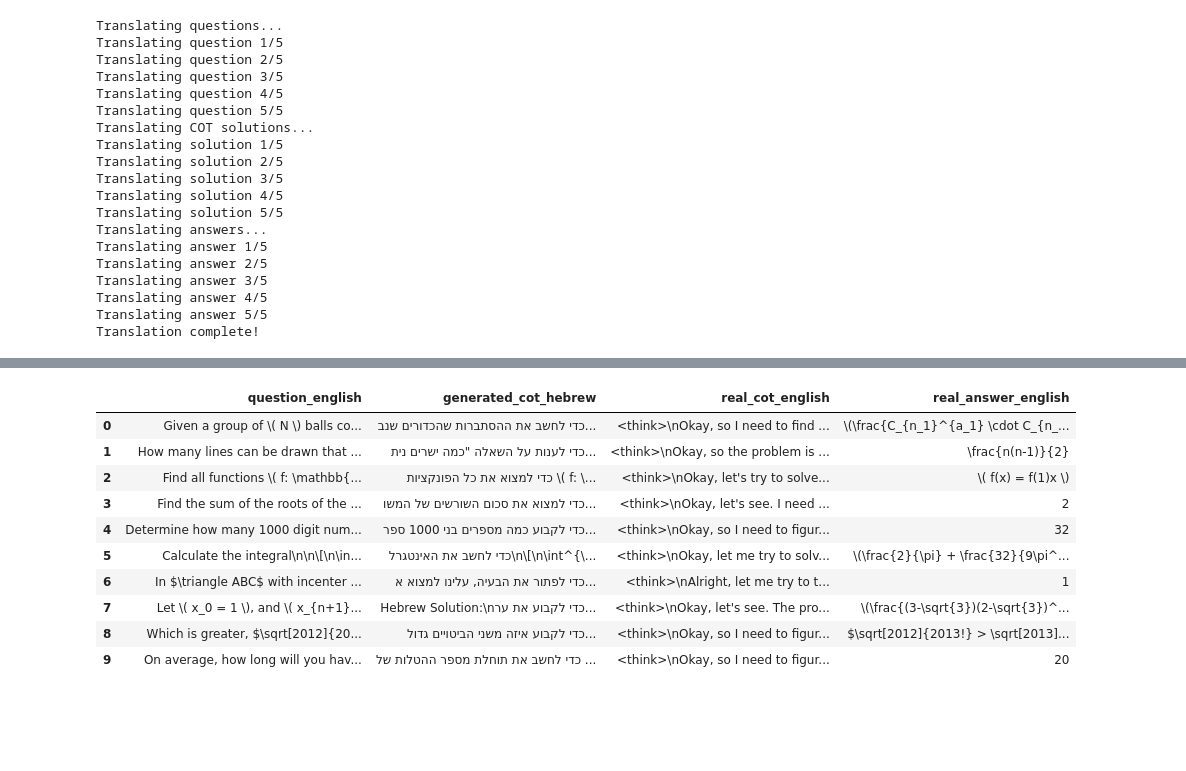
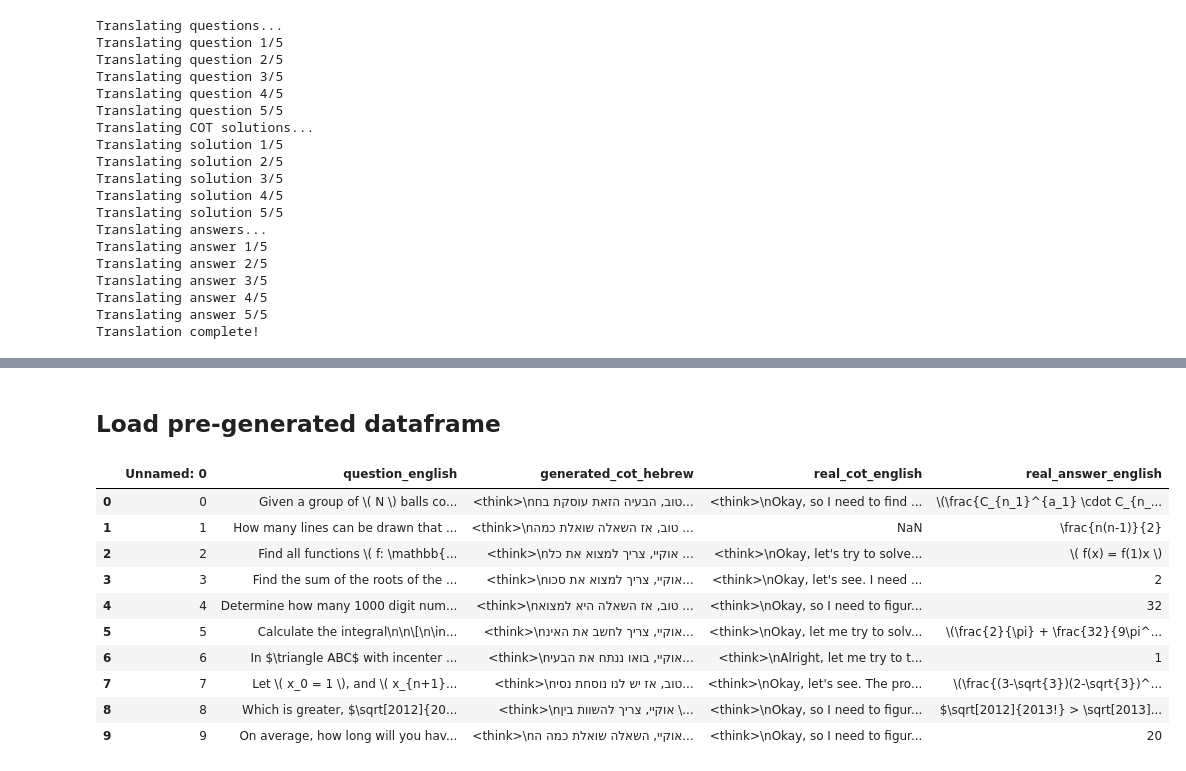
Before and after one commit to sarelWeinberger/qwen-hebrew-finetuning, a Jupyter notebook: synth/synth_fewshots.ipynb, the cells around one changed output, grey strips where cells are left out. Saved outputs shown, nothing was run; the diff lists cells and outputs as text; code cells hidden in the pictures; blank space fills up the shorter version.

```diff
--- a/synth/synth_fewshots.ipynb
+++ b/synth/synth_fewshots.ipynb
@@ -232,13 +270,13 @@ Hebrew Solution:"""
 # %%
-def generate_hebrew_cot_for_dataset(english_questions, translated_cot_solutions, english_answers,
+def generate_hebrew_cot_for_dataset(translated_questions, translated_cot_solutions, translated_answers,
                                   num_questions=10, model=model):
     """
     Generate Hebrew CoT for questions from the original dataset
 
     Args:
-        english_questions: List of English questions (few-shot examples)
+        translated_questions: List of Hebrew translated questions (few-shot examples)
         translated_cot_solutions: List of Hebrew translated CoT solutions (few-shot examples)
-        english_answers: List of English answers (few-shot examples)
+        translated_answers: List of Hebrew translated answers (few-shot examples)
         num_questions: Number of questions to process from dataset
         model: Gemini model instance
 
@@ -268,11 +306,11 @@ def generate_hebrew_cot_for_dataset(english_questions, translated_cot_solutions,
             print(f"Question preview: {english_question[:100]}...")
 
             # Create few-shot prompt
-            prompt = create_few_shot_prompt_for_hebrew_cot(
-                english_questions,
+            prompt = create_few_shot_prompt(
+                translated_questions,
                 translated_cot_solutions,
-                english_answers,
-                english_question
+                translated_answers,
+                english_question, real_english_answer
             )
 
             # Generate Hebrew CoT
@@ -310,7 +348,7 @@ def generate_hebrew_cot_for_dataset(english_questions, translated_cot_solutions,
     df = pd.DataFrame(results)
     return df
 # %%
-hebrew_cot_df = generate_hebrew_cot_for_dataset(
+df = generate_hebrew_cot_for_dataset(
     english_questions=questions,  # Your original English questions
     translated_cot_solutions=translated_cot_solutions,  # Hebrew CoT solutions
     english_answers=expected_answers,  # Your original English answers
@@ -338,14 +360,20 @@ Question preview: On average, how long will you have to flip a coin to get the s
-# %%
-hebrew_cot_df
-# %% [output]
-|  | question_english | generated_cot_hebrew | real_cot_english | real_answer_english |
-| 0 | Given a group of \( N \) balls co... | כדי לחשב את ההסתברות שהכדורים שנב... | <think>\nOkay, so I need to find ... | \(\frac{C_{n_1}^{a_1} \cdot C_{n_... |
-| 1 | How many lines can be drawn that ... | כדי לענות על השאלה "כמה ישרים נית... | <think>\nOkay, so the problem is ... | \frac{n(n-1)}{2} |
-| 2 | Find all functions \( f: \mathbb{... | כדי למצוא את כל הפונקציות \( f: \... | <think>\nOkay, let's try to solve... | \( f(x) = f(1)x \) |
-| 3 | Find the sum of the roots of the ... | כדי למצוא את סכום השורשים של המשו... | <think>\nOkay, let's see. I need ... | 2 |
-| 4 | Determine how many 1000 digit num... | כדי לקבוע כמה מספרים בני 1000 ספר... | <think>\nOkay, so I need to figur... | 32 |
-| 5 | Calculate the integral\n\n\[\n\in... | כדי לחשב את האינטגרל\n\[\n\int^{\... | <think>\nOkay, let me try to solv... | \(\frac{2}{\pi} + \frac{32}{9\pi^... |
-| 6 | In $\triangle ABC$ with incenter ... | כדי לפתור את הבעיה, עלינו למצוא א... | <think>\nAlright, let me try to t... | 1 |
-| 7 | Let \( x_0 = 1 \), and \( x_{n+1}... | Hebrew Solution:\nכדי לקבוע את ער... | <think>\nOkay, let's see. The pro... | \(\frac{(3-\sqrt{3})(2-\sqrt{3})^... |
-| 8 | Which is greater, $\sqrt[2012]{20... | כדי לקבוע איזה משני הביטויים גדול... | <think>\nOkay, so I need to figur... | $\sqrt[2012]{2013!} > \sqrt[2013]... |
-| 9 | On average, how long will you hav... | כדי לחשב את תוחלת מספר ההטלות של ... | <think>\nOkay, so I need to figur... | 20 |
+# %% [markdown]
+## Load pre-generated dataframe
+# %%
+try:
+    df = pd.read_csv("synth_fewshots_results.csv")
+    df
+except:
+    print('no file pre-generated or wrong path.')
+# %% [output]
+|  | Unnamed: 0 | question_english | generated_cot_hebrew | real_cot_english | real_answer_english |
+| 0 | 0 | Given a group of \( N \) balls co... | <think>\nטוב, הבעיה הזאת עוסקת בח... | <think>\nOkay, so I need to find ... | \(\frac{C_{n_1}^{a_1} \cdot C_{n_... |
+| 1 | 1 | How many lines can be drawn that ... | <think>\nטוב, אז השאלה שואלת כמה ... | NaN | \frac{n(n-1)}{2} |
+| 2 | 2 | Find all functions \( f: \mathbb{... | <think>\nאוקיי, צריך למצוא את כל ... | <think>\nOkay, let's try to solve... | \( f(x) = f(1)x \) |
+| 3 | 3 | Find the sum of the roots of the ... | <think>\nאוקיי, צריך למצוא את סכו... | <think>\nOkay, let's see. I need ... | 2 |
+| 4 | 4 | Determine how many 1000 digit num... | <think>\nטוב, אז השאלה היא למצוא ... | <think>\nOkay, so I need to figur... | 32 |
+| 5 | 5 | Calculate the integral\n\n\[\n\in... | <think>\nאוקיי, צריך לחשב את האינ... | <think>\nOkay, let me try to solv... | \(\frac{2}{\pi} + \frac{32}{9\pi^... |
+| 6 | 6 | In $\triangle ABC$ with incenter ... | <think>\nאוקיי, בואו ננתח את הבעי... | <think>\nAlright, let me try to t... | 1 |
+| 7 | 7 | Let \( x_0 = 1 \), and \( x_{n+1}... | <think>\nטוב, אז יש לנו נוסחת נסי... | <think>\nOkay, let's see. The pro... | \(\frac{(3-\sqrt{3})(2-\sqrt{3})^... |
+| 8 | 8 | Which is greater, $\sqrt[2012]{20... | <think>\nאוקיי, צריך להשוות בין \... | <think>\nOkay, so I need to figur... | $\sqrt[2012]{2013!} > \sqrt[2013]... |
+| 9 | 9 | On average, how long will you hav... | <think>\nאוקיי, השאלה שואלת כמה ה... | <think>\nOkay, so I need to figur... | 20 |
```
Also changed, not shown: parts of 11 cells of this notebook.
